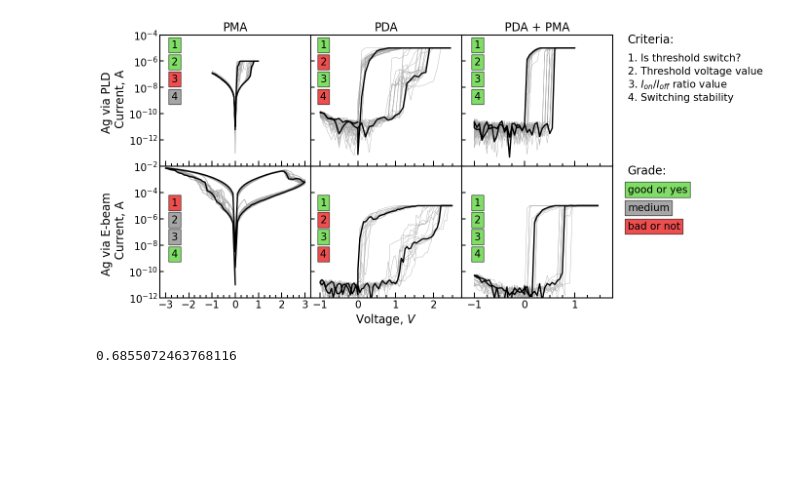
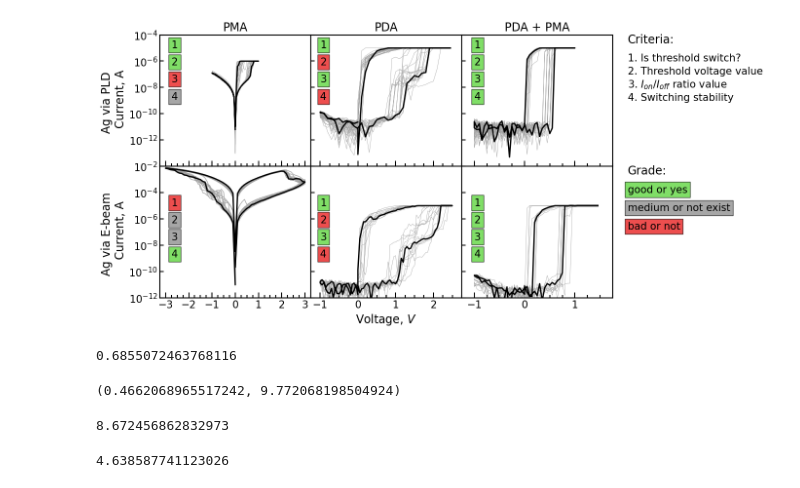
Before and after one commit to OneMoreGate/TiN-HZO_experimental, a Jupyter notebook: Ag_HZO_TS.ipynb, the cells around one changed output. Drawn from its saved outputs; the diff is of its cells as text; code cells hidden in the pictures; blank space fills up the shorter version.

```diff
--- a/Ag_HZO_TS.ipynb
+++ b/Ag_HZO_TS.ipynb
@@ -136,35 +136,35 @@ ax_6.set(yscale='log', ylim=(10**(-12), 10**(-2)), xlim=[-1.25, 1.75])
 ax_6.tick_params(labelleft = False, labelsize = 15)
 ax_6.xaxis.set_major_locator(ticker.MultipleLocator(1))
 ax_6.xaxis.set_minor_locator(ticker.MultipleLocator(0.25))
 ax_6.tick_params(axis='x', direction = 'in', which = 'major', size = 8, width = 1.5)
 ax_6.tick_params(axis='x', direction = 'in', which = 'minor', size = 4, width = 1.5)
 ax_6.tick_params(axis='y', direction = 'in', which = 'major', size = 6, width = 1.5)
 #ax_6.set_title('PDA + PMA', size = 17)
 for axis in ['top','bottom','left','right']:
   ax_6.spines[axis].set_linewidth(1.5)
 
 ax_6.text(x=-1, y=1e-5, s='1', size = 15,  bbox=dict(facecolor='#4bd027', alpha=0.7, edgecolor='k'))
 ax_6.text(x=-1, y=5e-7, s='2', size = 15,  bbox=dict(facecolor='#4bd027', alpha=0.7, edgecolor='k'))
 ax_6.text(x=-1, y=2.5e-8, s='3', size = 15,  bbox=dict(facecolor='#4bd027', alpha=0.7, edgecolor='k'))
 ax_6.text(x=-1, y=1.2e-9, s='4', size = 15,  bbox=dict(facecolor='#4bd027', alpha=0.7, edgecolor='k'))
 
 ax_7.tick_params(labelleft = False, labelbottom = False, bottom = False, left = False)
 ax_7.axis('off')
 ax_7.text(0.1, 0.97, 'Criteria:', size = 17)
 ax_7.text(0.1, 0.9, '1. Is threshold switch?', size = 15)
 ax_7.text(0.1, 0.85, r'2. Threshold voltage value', size = 15)
 ax_7.text(0.1, 0.8, r'3. $I_{on}/I_{off}$ ratio value', size = 15)
 ax_7.text(0.1, 0.75, r'4. Switching stability', size = 15)
 ax_7.text(0.1, 0.47, 'Grade:', size = 17)
 ax_7.text(x=0.1, y=0.4, s='good or yes', size = 15,  bbox=dict(facecolor='#4bd027', alpha=0.7, edgecolor='k'))
-ax_7.text(x=0.1, y=0.33, s='medium', size = 15,  bbox=dict(facecolor='gray', alpha=0.7, edgecolor='k'))
+ax_7.text(x=0.1, y=0.33, s='medium or not exist', size = 15,  bbox=dict(facecolor='gray', alpha=0.7, edgecolor='k'))
 ax_7.text(x=0.1, y=0.26, s='bad or not', size = 15,  bbox=dict(facecolor='#e60303', alpha=0.7, edgecolor='k'))
 
 gs.update(wspace=0, hspace = 0)
 
 #plt.savefig('all_typical_for_article.png', dpi = 300, bbox_inches = 'tight')
 # %% [output]
-[figure, old version]
+[figure, new version]
 # %%
 # PMA + PLD
 
@@ -178,0 +183,23 @@ V_th_mean
+# %%
+I_on_off = [I['off'][i] / I['on'][i] for i in range(len(I)) if I['on'][i] != 0]
+V_th_mean = np.mean(V_th)
+V_th_mean, np.mean(I_on_off) / 1e5
+# %% [output]
+(0.4662068965517242, 9.772068198504924)
+# %%
+#PMA + PDA + e-beam
+V_th = d_11.get_ts_on_off_voltage('H11-75', 'p', 0.5)[0]
+V_th_new = [V_th[i] for i in [15,16,17,18,20,22,23,25,29,30,31]]
+V_th_mean = np.mean(V_th_new)
+I_off = d_11.get_on_off_current('H11-75', 0.5, [15,16,17,18,20,22,23,25,29,30,31])['on']
+I_on = d_11.get_on_off_current('H11-75', 0.5, [15,16,17,18,20,22,23,25,29,30,31])['off']
+r_off = 0.5 / np.mean(I_off)
+np.mean(I_on / I_off) / 1e5
+# %% [output]
+8.672456862832973
+# %%
+# PMA + e-beam
+I = d_4_2_2.get_on_off_current('F10-100', 1, measurs=[i for i in range(92,106)])
+1 / np.mean(I['off']) / 1e4
+# %% [output]
+4.638587741123026
```
Also changed, not shown: parts of 2 cells of this notebook, 1 other file.
